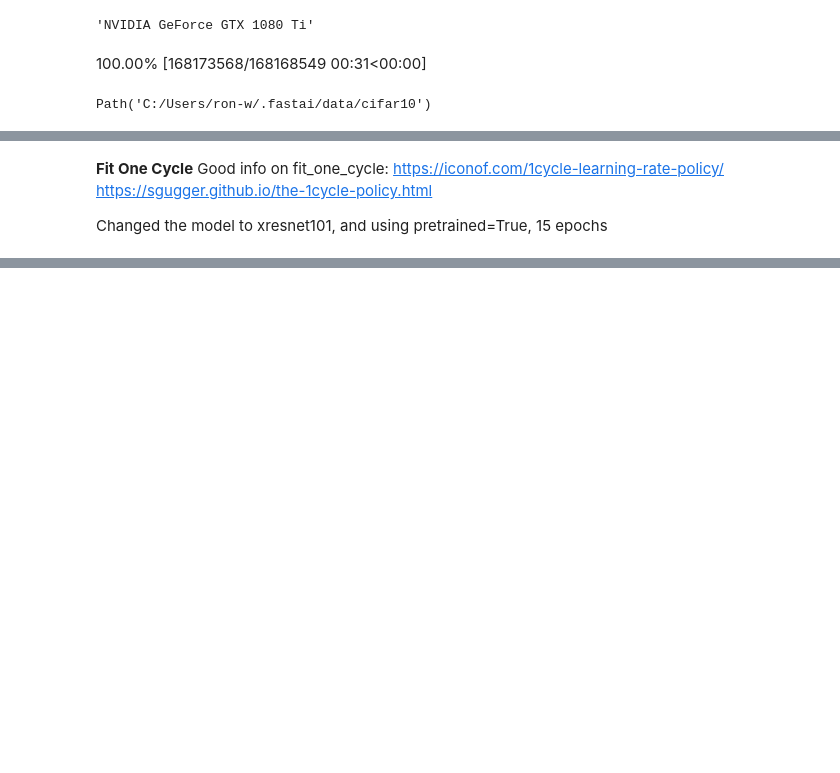
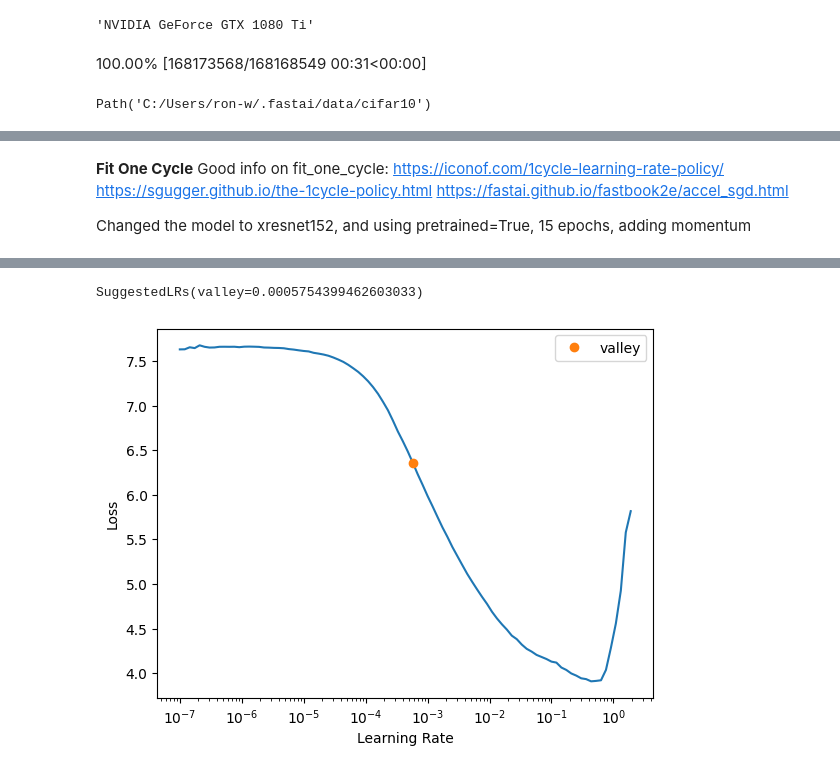
Before and after one commit to flyinacres/GPU-tests, a Jupyter notebook: cifar10_1080Ti_bs256.ipynb, the cells around one changed output, grey strips where cells are left out. Cells and saved outputs as stored; diff of their text form; code cells hidden in the pictures; blank space fills up the shorter version.

```diff
--- a/cifar10_1080Ti_bs256.ipynb
+++ b/cifar10_1080Ti_bs256.ipynb
@@ -60,5 +58,9 @@ Downloading: "https://s3.amazonaws.com/fast-ai-modelzoo/xrn50_940.pth" to C:\Use
 **Fit One Cycle**
 Good info on fit_one_cycle: https://iconof.com/1cycle-learning-rate-policy/
 https://sgugger.github.io/the-1cycle-policy.html
+https://fastai.github.io/fastbook2e/accel_sgd.html
 
-Changed the model to xresnet101, and using pretrained=True, 15 epochs
+Changed the model to xresnet152, and using pretrained=True, 15 epochs, adding momentum
+# %%
+learn.lr_find()
+# %% [output]
@@ -65 +68,3 @@ Changed the model to xresnet101, and using pretrained=True, 15 epochs
+SuggestedLRs(valley=0.0005754399462603033)
+[figure, added]
 # %%
```
Also changed, not shown: parts of 3 cells of this notebook, 1 other file.
